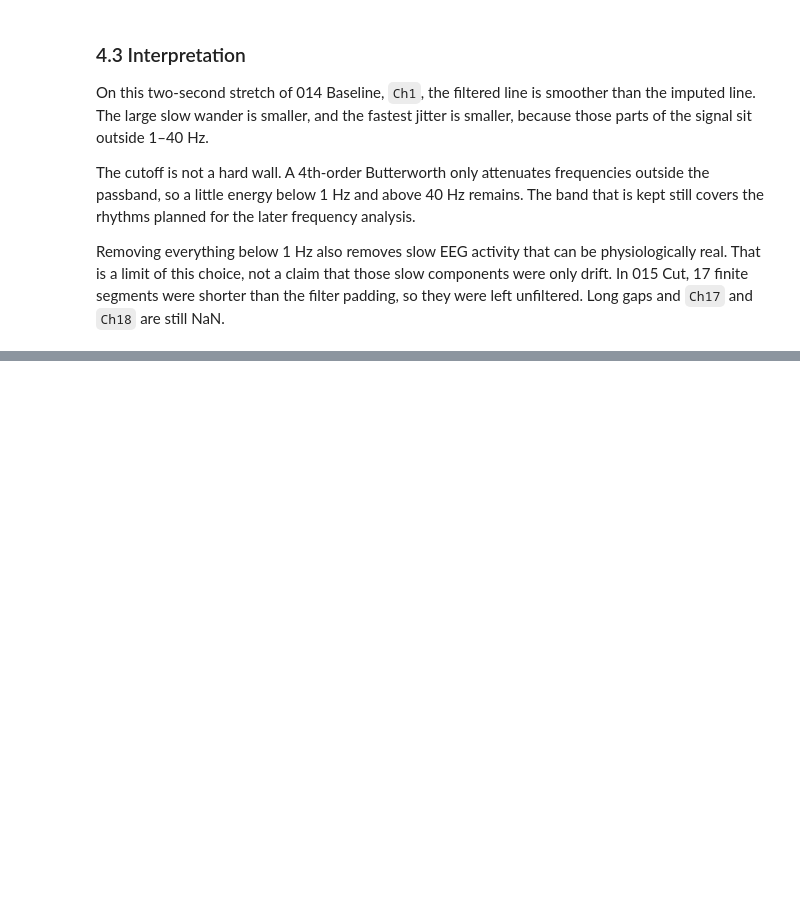
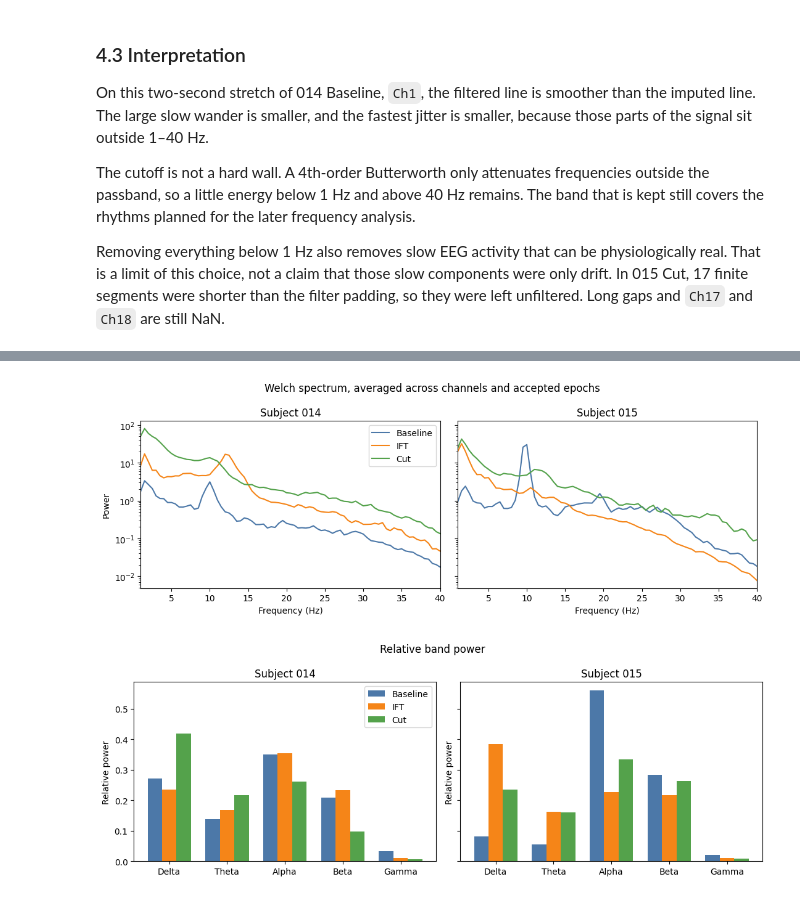
Before and after one commit to YossiAkerman/eeg_anesthesia, a Jupyter notebook: EEG_Research.ipynb, the cells around one changed output, grey strips where cells are left out. Drawn from its saved outputs; the diff is of its cells as text; code cells hidden in the pictures; blank space fills up the shorter version.

```diff
--- a/EEG_Research.ipynb
+++ b/EEG_Research.ipynb
@@ -265,0 +278,17 @@ Removing everything below 1 Hz also removes slow EEG activity that can be physio
+# %%
+readiness_rows = []
+analysis_epochs = []
+for record in gap_summary.itertuples(index=False):
+    key = f"{record.subject_id}_{record.condition}"
+    report, epochs = eeg.prepare_recording(
+        dataset["recordings"][key]["eeg"],
+        imputed_recordings[key],
+        filtered_recordings[key],
+        record.subject_id,
+        record.condition,
+    )
+    readiness_rows.append(report)
+    analysis_epochs.extend(epochs)
+
+readiness = pd.DataFrame(readiness_rows)
+readiness
@@ -265,0 +321,59 @@ Removing everything below 1 Hz also removes slow EEG activity that can be physio
+# %%
+import numpy as np
+from IPython.display import display
+
+band_power, spectra = eeg.welch_band_power(analysis_epochs)
+band_order = ["Delta", "Theta", "Alpha", "Beta", "Gamma"]
+condition_order = ["Baseline", "IFT", "Cut"]
+condition_colors = {"Baseline": "#4C78A8", "IFT": "#F58518", "Cut": "#54A24B"}
+
+mean_bands = (
+    band_power.groupby(["subject_id", "condition", "band"], as_index=False)["relative_power"].mean()
+)
+band_table = mean_bands.pivot(index=["subject_id", "condition"], columns="band", values="relative_power")
+band_table = band_table[band_order].round(3)
+dominant_band = (
+    mean_bands.sort_values("relative_power", ascending=False)
+    .groupby(["subject_id", "condition"], as_index=False)
+    .first()[["subject_id", "condition", "band", "relative_power"]]
+)
+dominant_band["relative_power"] = dominant_band["relative_power"].round(3)
+
+display(band_table)
+display(dominant_band)
+
+mean_psd = spectra.groupby(["subject_id", "condition", "frequency"], as_index=False)["power"].mean()
+fig, axes = plt.subplots(1, 2, figsize=(11, 4), sharey=True)
+for ax, subject in zip(axes, ["014", "015"]):
+    for condition in condition_order:
+        part = mean_psd[(mean_psd["subject_id"] == subject) & (mean_psd["condition"] == condition)]
+        ax.semilogy(part["frequency"], part["power"], color=condition_colors[condition], label=condition)
+    ax.set_title(f"Subject {subject}")
+    ax.set_xlabel("Frequency (Hz)")
+    ax.set_xlim(1, 40)
+axes[0].set_ylabel("Power")
+axes[0].legend()
+fig.suptitle("Welch spectrum, averaged across channels and accepted epochs")
+fig.tight_layout()
+
+fig, axes = plt.subplots(1, 2, figsize=(11, 4), sharey=True)
+positions = np.arange(len(band_order))
+width = 0.25
+for ax, subject in zip(axes, ["014", "015"]):
+    for offset, condition in enumerate(condition_order):
+        part = mean_bands[(mean_bands["subject_id"] == subject) & (mean_bands["condition"] == condition)]
+        heights = part.set_index("band").loc[band_order, "relative_power"]
+        ax.bar(
+            positions + (offset - 1) * width,
+            heights,
+            width,
+            color=condition_colors[condition],
+            label=condition,
+        )
+    ax.set_xticks(positions, band_order)
+    ax.set_title(f"Subject {subject}")
+    ax.set_ylabel("Relative power")
+axes[0].legend()
+fig.suptitle("Relative band power")
+fig.tight_layout()
+# %% [output]
@@ -265,0 +395,2 @@ Removing everything below 1 Hz also removes slow EEG activity that can be physio
+[figure, added]
+[figure, added]
```
Also changed, not shown: parts of 20 cells of this notebook, 1 other file.
